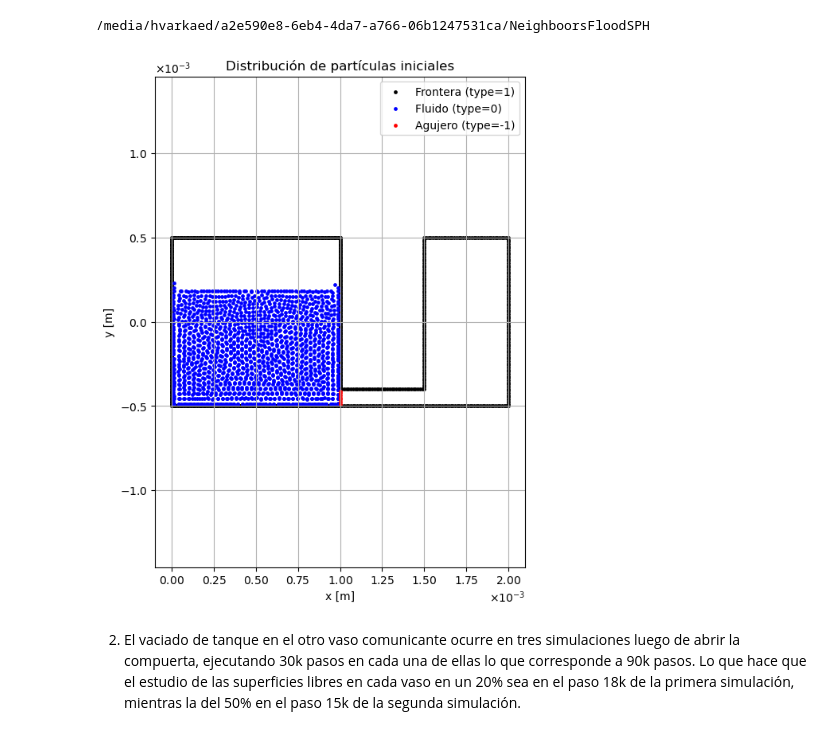
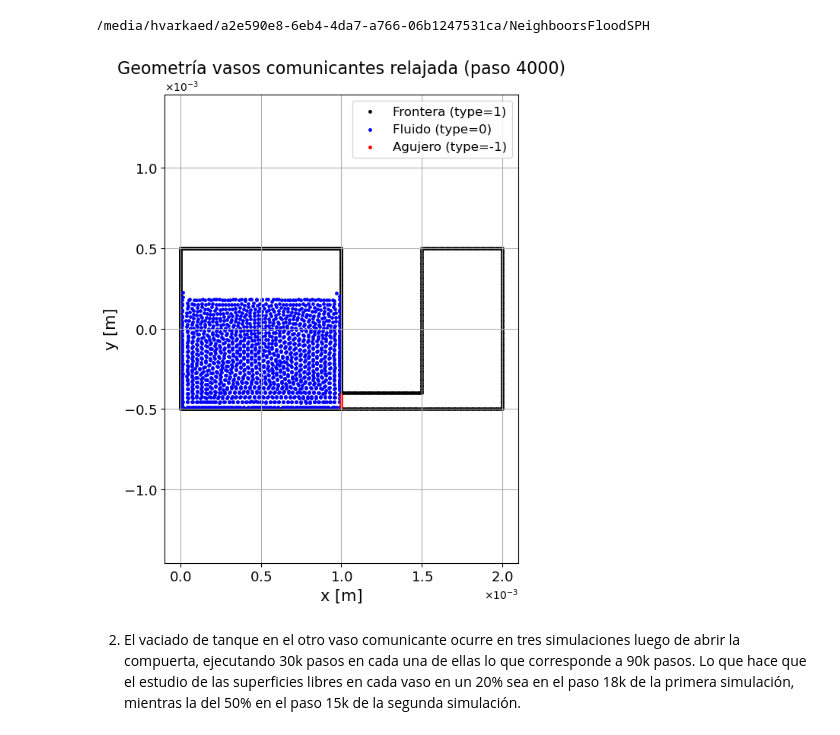
Before and after one commit to Hdavid1123/NeighboorsFloodSPH, a Jupyter notebook: Analysis/AnalisisVasosComunicantes.ipynb, the cells around one changed output. Saved outputs shown, nothing was run; the diff lists cells and outputs as text; code cells hidden in the pictures.

```diff
--- a/Analysis/AnalisisVasosComunicantes.ipynb
+++ b/Analysis/AnalisisVasosComunicantes.ipynb
@@ -17,13 +17,13 @@ print(PROJECT_ROOT)
 # %%
 from Config.utils.plot_ics import plot_ics
 
 COMGLASSES_PATH = f"{PROJECT_ROOT}/Output/Comunicated_Glasses"
 ESTAB_COMGLASSES = f"{COMGLASSES_PATH}/Estab_Comunicated_Glasses_40x401e-3/Output"
 F_ESTAB_FILE = f"{ESTAB_COMGLASSES}/state_3999.txt"
 
-plot_ics(F_ESTAB_FILE)
+plot_ics(F_ESTAB_FILE, title="Geometría vasos comunicantes relajada (paso 4000)")
 # %% [output]
-[figure, old version]
+[figure, new version]
 # %% [markdown]
 2. El vaciado de tanque en el otro vaso comunicante ocurre en tres simulaciones luego de abrir la compuerta, ejecutando 30k pasos en cada una de ellas lo que corresponde a 90k pasos. Lo que hace que el estudio de las superficies libres en cada vaso en un 20% sea en el paso 18k de la primera simulación, mientras la del 50% en el paso 15k de la segunda simulación.
 # %%
```
Also changed, not shown: parts of 16 cells of this notebook, 13 other files.
